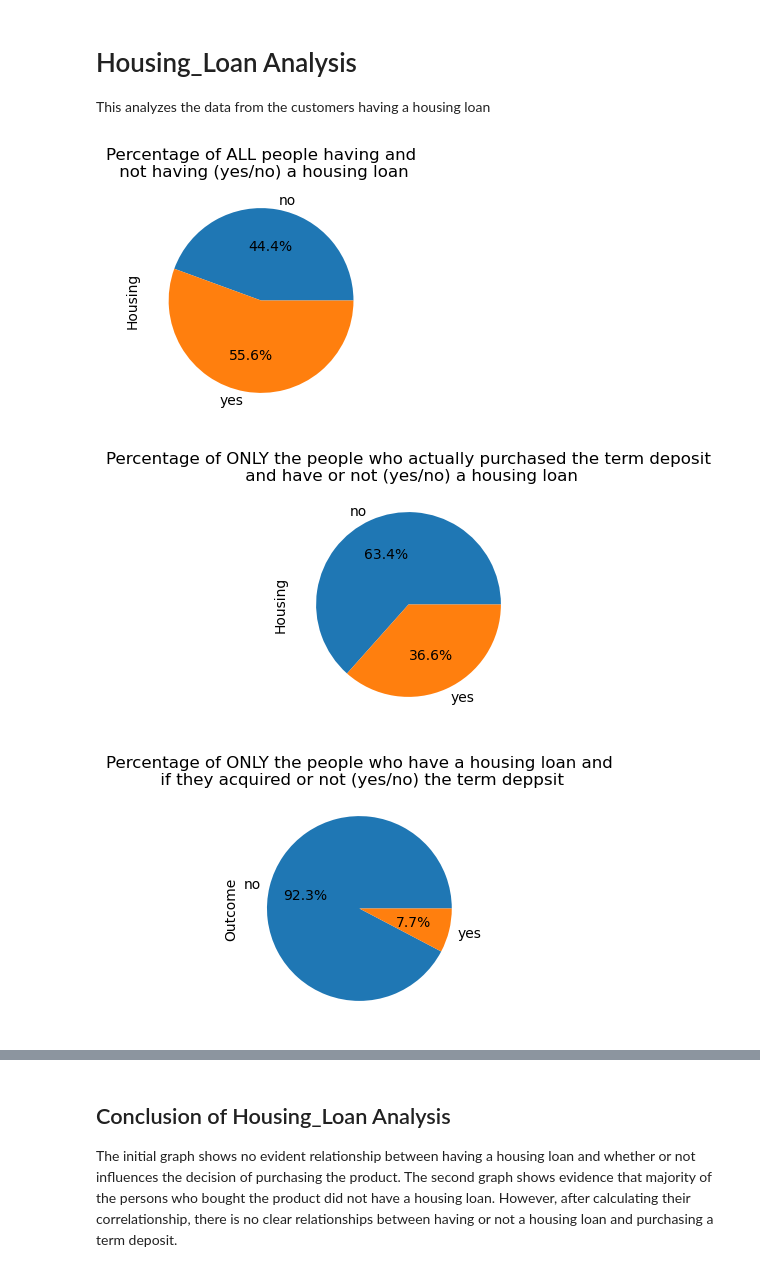
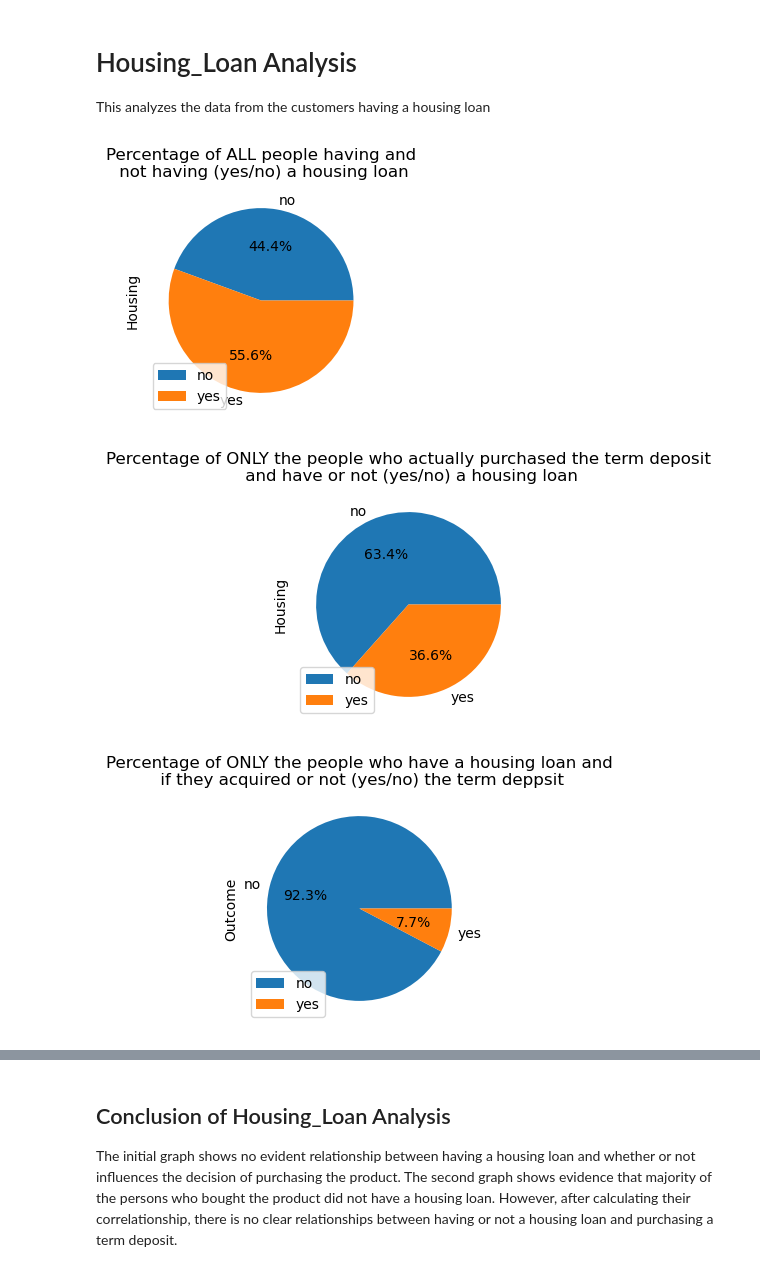
Before and after one commit to Prachi-Shah1002/Project_1, a Jupyter notebook: Main.ipynb, the cells around one changed output, grey strips where cells are left out. Cells and saved outputs as stored; diff of their text form; code cells hidden in the pictures.

```diff
--- a/Main.ipynb
+++ b/Main.ipynb
@@ -321,14 +321,15 @@ This analyzes the data from the customers having a housing loan
 # %%
 # This shows OVERALL the percentage of people having and not having a housing loan
 
 #Grouping and graphing
 pie_mode_housing_all = train_data_df.groupby(['Housing'])['Housing'].count()
 pie_mode_housing_all.plot.pie(autopct='%1.1f%%', figsize=(3, 3), title='Percentage of ALL people having and\n not having (yes/no) a housing loan')
 
 # Save the Figure
+plt.legend(loc = "lower left")
 plt.savefig("Images/Hosuing_Loan")
 # %% [output]
-[figure, old version]
+[figure, new version]
 # %%
 # This filters the records having bought a term deposit (outcome equal to yes)
 # and graphs the mode of the number of customers having a house loan or not
@@ -341,9 +342,10 @@ pie_mode_housing = train_data_df_filtered.groupby(['Housing'])['Housing'].count(
 pie_mode_housing.plot.pie(autopct='%1.1f%%', figsize=(3, 3), title='Percentage of ONLY the people who actually purchased the term deposit\n and have or not (yes/no) a housing loan')
 
 # Save the Figure
+plt.legend(loc = "lower left")
 plt.savefig("Images/Hosuing_loan_1")
 # %% [output]
-[figure, old version]
+[figure, new version]
 # %%
 # This filters the records having a housing loan
 # and graphs the mode of the number of customers having bought the product
@@ -356,9 +358,10 @@ pie_mode_housing = train_data_df_filtered.groupby(['Outcome'])['Outcome'].count(
 pie_mode_housing.plot.pie(autopct='%1.1f%%', figsize=(3, 3), title='Percentage of ONLY the people who have a housing loan and\n if they acquired or not (yes/no) the term deppsit')
 
 # Save the Figure
+plt.legend(loc = "lower left")
 plt.savefig("Images/Housing_loan_2")
 # %% [output]
-[figure, old version]
+[figure, new version]
 # %%
 # This calculates the correlation between customers having a house loan and purchased the product
 
```
Also changed, not shown: parts of 5 cells of this notebook, 8 other files.
